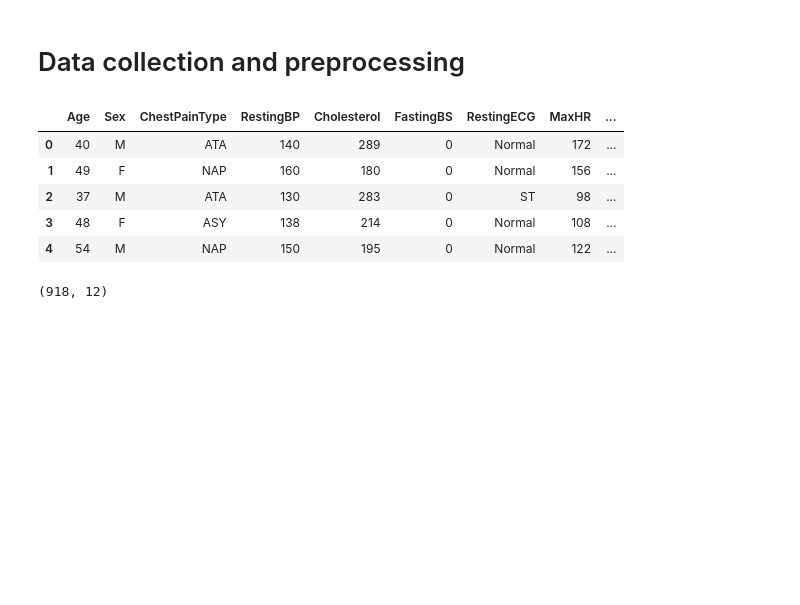
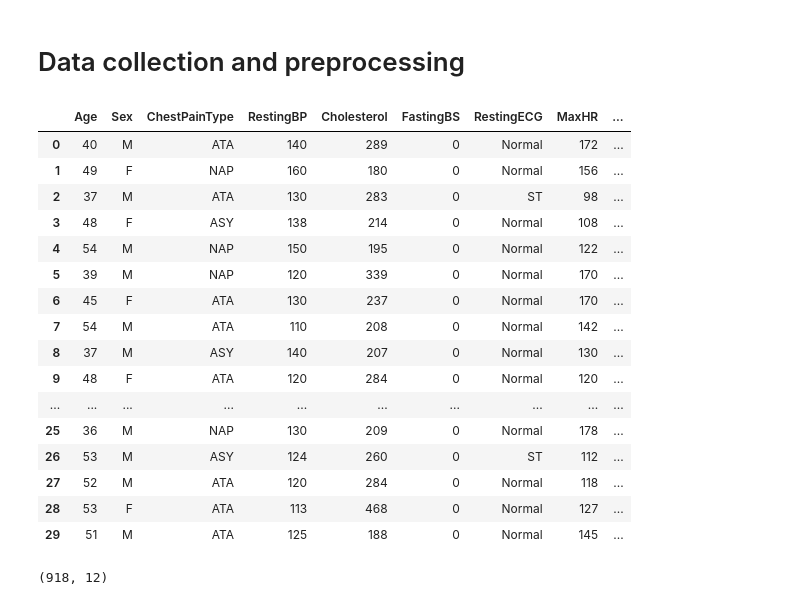
Before and after one commit to shreesamarthacs/Heart-disease-prediction-using-ML-models, a Jupyter notebook: Heart_disease_prediction.ipynb, the cells around one changed output. Cells and saved outputs as stored; diff of their text form; code cells hidden in the pictures; blank space fills up the shorter version.

```diff
--- a/Heart_disease_prediction.ipynb
+++ b/Heart_disease_prediction.ipynb
@@ -16,14 +14,25 @@ import pickle
 #loading the data
 dataset=pd.read_csv('/content/heart.xls')
 # %%
-dataset.head()
+dataset.head(30)
 # %% [output]
 |  | Age | Sex | ChestPainType | RestingBP | Cholesterol | FastingBS | RestingECG | MaxHR | ... |
 | 0 | 40 | M | ATA | 140 | 289 | 0 | Normal | 172 | ... |
 | 1 | 49 | F | NAP | 160 | 180 | 0 | Normal | 156 | ... |
 | 2 | 37 | M | ATA | 130 | 283 | 0 | ST | 98 | ... |
 | 3 | 48 | F | ASY | 138 | 214 | 0 | Normal | 108 | ... |
 | 4 | 54 | M | NAP | 150 | 195 | 0 | Normal | 122 | ... |
+| 5 | 39 | M | NAP | 120 | 339 | 0 | Normal | 170 | ... |
+| 6 | 45 | F | ATA | 130 | 237 | 0 | Normal | 170 | ... |
+| 7 | 54 | M | ATA | 110 | 208 | 0 | Normal | 142 | ... |
+| 8 | 37 | M | ASY | 140 | 207 | 0 | Normal | 130 | ... |
+| 9 | 48 | F | ATA | 120 | 284 | 0 | Normal | 120 | ... |
+| ... | ... | ... | ... | ... | ... | ... | ... | ... | ... |
+| 25 | 36 | M | NAP | 130 | 209 | 0 | Normal | 178 | ... |
+| 26 | 53 | M | ASY | 124 | 260 | 0 | ST | 112 | ... |
+| 27 | 52 | M | ATA | 120 | 284 | 0 | Normal | 118 | ... |
+| 28 | 53 | F | ATA | 113 | 468 | 0 | Normal | 127 | ... |
+| 29 | 51 | M | ATA | 125 | 188 | 0 | Normal | 145 | ... |
 # %%
 dataset.shape
 # %% [output]
```
Also changed, not shown: parts of 1 cell of this notebook.
